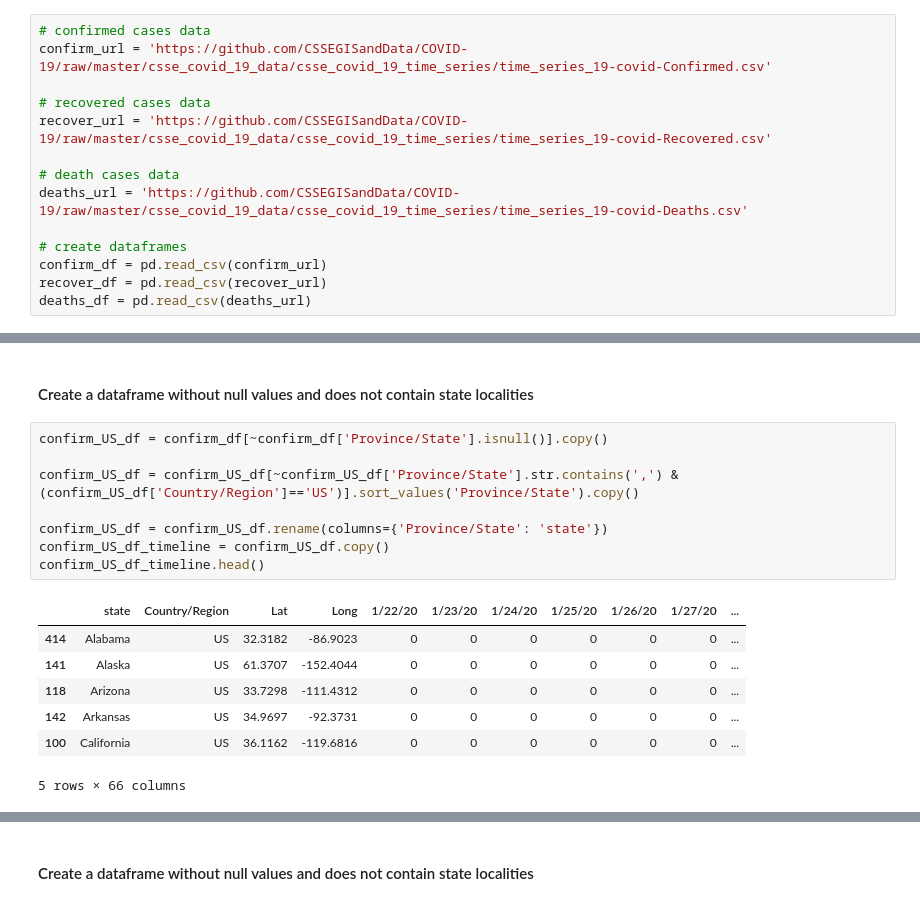
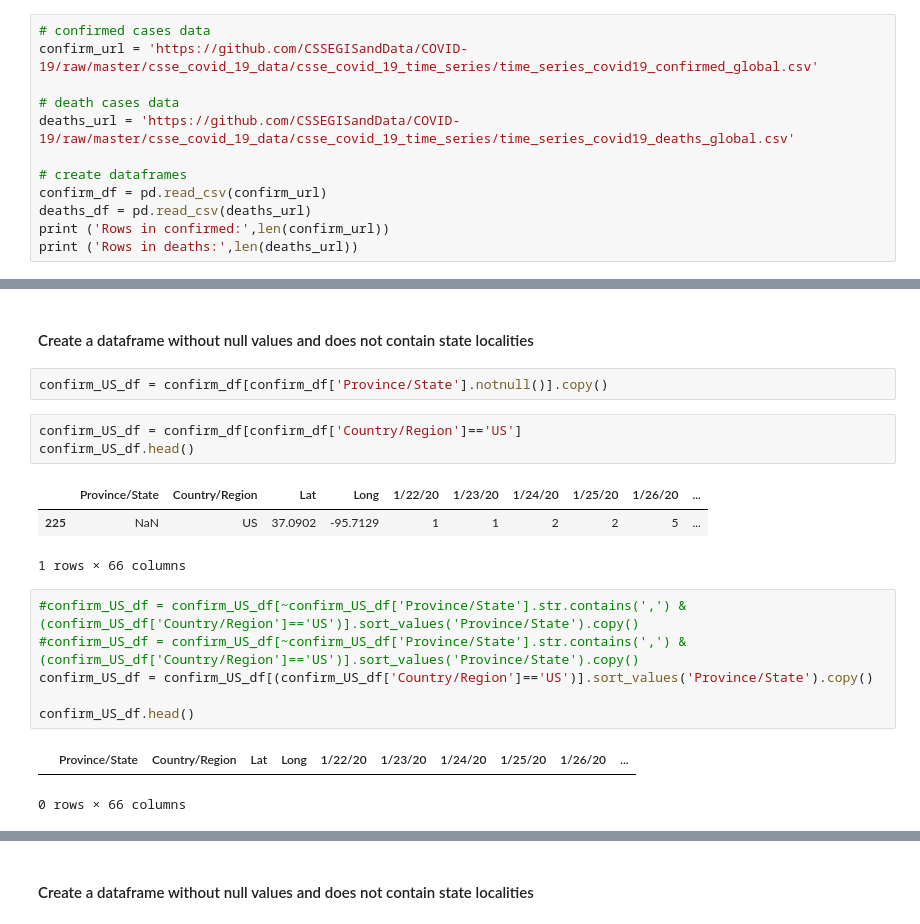
Before and after one commit to MarkCruse/covid-19, a Jupyter notebook: coronavirus.ipynb, the cells around one changed output, grey strips where cells are left out. Cells and saved outputs as stored; diff of their text form.

```diff
--- a/coronavirus.ipynb
+++ b/coronavirus.ipynb
@@ -30,15 +30,13 @@ plt.style.use('fivethirtyeight')
 #### Load csv data into dataframes
 # %%
 # confirmed cases data
-confirm_url = 'https://github.com/CSSEGISandData/COVID-19/raw/master/csse_covid_19_data/csse_covid_19_time_series/time_series_19-covid-Confirmed.csv'
-
-# recovered cases data
-recover_url = 'https://github.com/CSSEGISandData/COVID-19/raw/master/csse_covid_19_data/csse_covid_19_time_series/time_series_19-covid-Recovered.csv'
+confirm_url = 'https://github.com/CSSEGISandData/COVID-19/raw/master/csse_covid_19_data/csse_covid_19_time_series/time_series_covid19_confirmed_global.csv'
 
 # death cases data
-deaths_url = 'https://github.com/CSSEGISandData/COVID-19/raw/master/csse_covid_19_data/csse_covid_19_time_series/time_series_19-covid-Deaths.csv'
+deaths_url = 'https://github.com/CSSEGISandData/COVID-19/raw/master/csse_covid_19_data/csse_covid_19_time_series/time_series_covid19_deaths_global.csv'
 
 # create dataframes
 confirm_df = pd.read_csv(confirm_url)
-recover_df = pd.read_csv(recover_url)
 deaths_df = pd.read_csv(deaths_url)
+print ('Rows in confirmed:',len(confirm_url))
+print ('Rows in deaths:',len(deaths_url))
@@ -130,19 +113,21 @@ deaths_df.head(15)
 ### US & Individual State dataframe setup
 # %% [markdown]
 #### Create a dataframe without null values and does not contain state localities
+# %%
+confirm_US_df = confirm_df[confirm_df['Province/State'].notnull()].copy()
+# %%
+confirm_US_df = confirm_df[confirm_df['Country/Region']=='US']
+confirm_US_df.head()
+# %% [output]
+|  | Province/State | Country/Region | Lat | Long | 1/22/20 | 1/23/20 | 1/24/20 | 1/25/20 | 1/26/20 | ... |
+| 225 | NaN | US | 37.0902 | -95.7129 | 1 | 1 | 2 | 2 | 5 | ... |
+1 rows × 66 columns
 # %%
-confirm_US_df = confirm_df[~confirm_df['Province/State'].isnull()].copy()
+#confirm_US_df = confirm_US_df[~confirm_US_df['Province/State'].str.contains(',') & (confirm_US_df['Country/Region']=='US')].sort_values('Province/State').copy()
+#confirm_US_df = confirm_US_df[~confirm_US_df['Province/State'].str.contains(',') & (confirm_US_df['Country/Region']=='US')].sort_values('Province/State').copy()
+confirm_US_df = confirm_US_df[(confirm_US_df['Country/Region']=='US')].sort_values('Province/State').copy()
 
-confirm_US_df = confirm_US_df[~confirm_US_df['Province/State'].str.contains(',') & (confirm_US_df['Country/Region']=='US')].sort_values('Province/State').copy()
-
-confirm_US_df = confirm_US_df.rename(columns={'Province/State': 'state'})
-confirm_US_df_timeline = confirm_US_df.copy()
-confirm_US_df_timeline.head()
+confirm_US_df.head()
 # %% [output]
-|  | state | Country/Region | Lat | Long | 1/22/20 | 1/23/20 | 1/24/20 | 1/25/20 | 1/26/20 | 1/27/20 | ... |
-| 414 | Alabama | US | 32.3182 | -86.9023 | 0 | 0 | 0 | 0 | 0 | 0 | ... |
-| 141 | Alaska | US | 61.3707 | -152.4044 | 0 | 0 | 0 | 0 | 0 | 0 | ... |
-| 118 | Arizona | US | 33.7298 | -111.4312 | 0 | 0 | 0 | 0 | 0 | 0 | ... |
-| 142 | Arkansas | US | 34.9697 | -92.3731 | 0 | 0 | 0 | 0 | 0 | 0 | ... |
-| 100 | California | US | 36.1162 | -119.6816 | 0 | 0 | 0 | 0 | 0 | 0 | ... |
+|  | Province/State | Country/Region | Lat | Long | 1/22/20 | 1/23/20 | 1/24/20 | 1/25/20 | 1/26/20 | ... |
-5 rows × 66 columns
+0 rows × 66 columns
```
Also changed, not shown: parts of 39 cells of this notebook, 19 other files.
